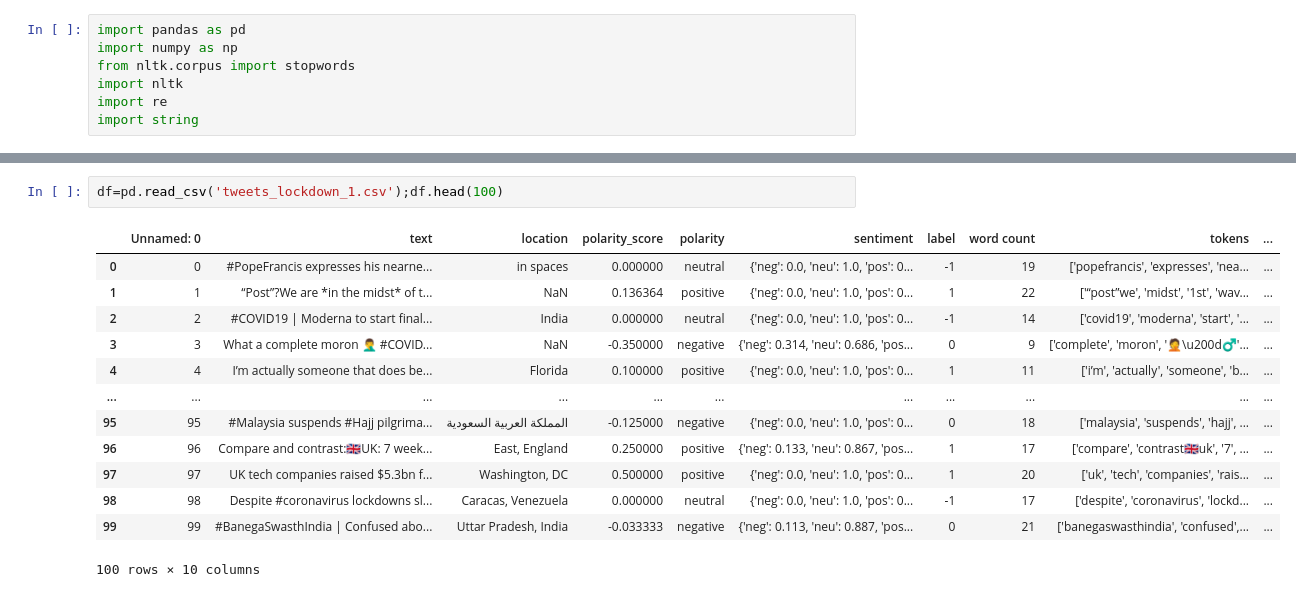
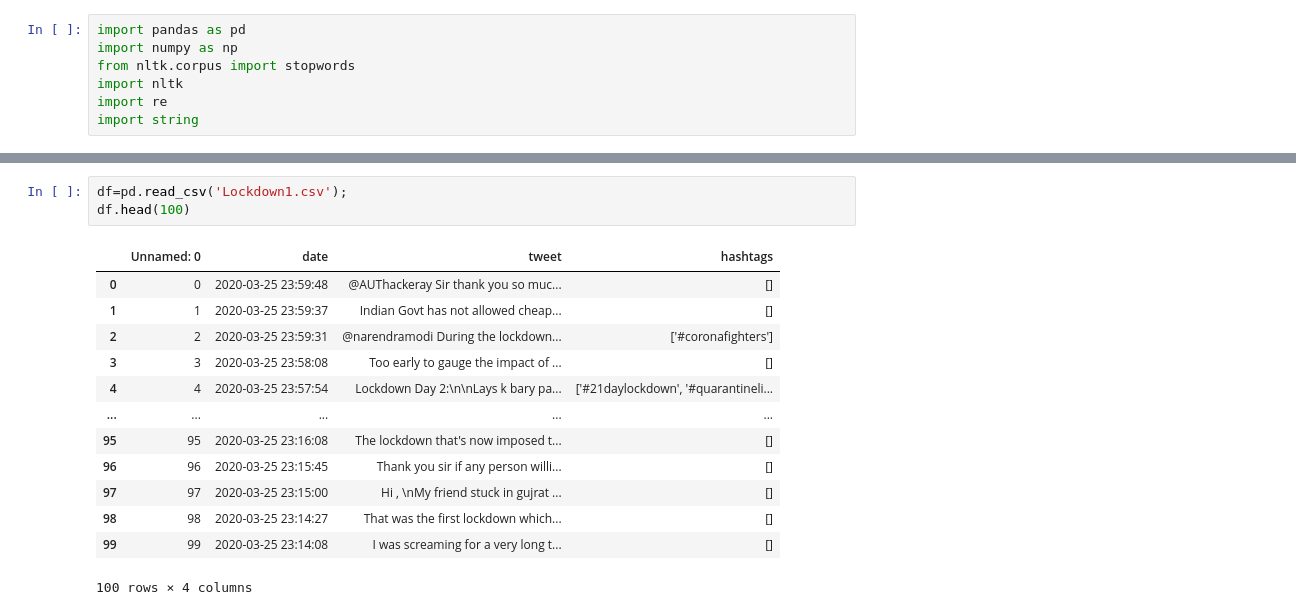
Before and after one commit to Nisargbharambe/twitter-sentiment-analysis, a Jupyter notebook: tweet.ipynb, the cells around one changed output, grey strips where cells are left out. Saved outputs shown, nothing was run; the diff lists cells and outputs as text.

```diff
--- a/tweet.ipynb
+++ b/tweet.ipynb
@@ -8,16 +20,17 @@ import string
 # %%
-df=pd.read_csv('tweets_lockdown_1.csv');df.head(100)
+df=pd.read_csv('Lockdown1.csv');
+df.head(100)
 # %% [output]
-|  | Unnamed: 0 | text | location | polarity_score | polarity | sentiment | label | word count | tokens | ... |
-| 0 | 0 | #PopeFrancis expresses his nearne... | in spaces | 0.000000 | neutral | {'neg': 0.0, 'neu': 1.0, 'pos': 0... | -1 | 19 | ['popefrancis', 'expresses', 'nea... | ... |
-| 1 | 1 | “Post”?We are *in the midst* of t... | NaN | 0.136364 | positive | {'neg': 0.0, 'neu': 1.0, 'pos': 0... | 1 | 22 | ['“post”we', 'midst', '1st', 'wav... | ... |
-| 2 | 2 | #COVID19 | Moderna to start final... | India | 0.000000 | neutral | {'neg': 0.0, 'neu': 1.0, 'pos': 0... | -1 | 14 | ['covid19', 'moderna', 'start', '... | ... |
-| 3 | 3 | What a complete moron 🤦‍♂️ #COVID... | NaN | -0.350000 | negative | {'neg': 0.314, 'neu': 0.686, 'pos... | 0 | 9 | ['complete', 'moron', '🤦\u200d♂️'... | ... |
-| 4 | 4 | I’m actually someone that does be... | Florida | 0.100000 | positive | {'neg': 0.0, 'neu': 1.0, 'pos': 0... | 1 | 11 | ['i’m', 'actually', 'someone', 'b... | ... |
-| ... | ... | ... | ... | ... | ... | ... | ... | ... | ... | ... |
-| 95 | 95 | #Malaysia suspends #Hajj pilgrima... | المملكة العربية السعودية | -0.125000 | negative | {'neg': 0.0, 'neu': 1.0, 'pos': 0... | 0 | 18 | ['malaysia', 'suspends', 'hajj', ... | ... |
-| 96 | 96 | Compare and contrast:🇬🇧UK: 7 week... | East, England | 0.250000 | positive | {'neg': 0.133, 'neu': 0.867, 'pos... | 1 | 17 | ['compare', 'contrast🇬🇧uk', '7', ... | ... |
-| 97 | 97 | UK tech companies raised $5.3bn f... | Washington, DC | 0.500000 | positive | {'neg': 0.0, 'neu': 1.0, 'pos': 0... | 1 | 20 | ['uk', 'tech', 'companies', 'rais... | ... |
-| 98 | 98 | Despite #coronavirus lockdowns sl... | Caracas, Venezuela | 0.000000 | neutral | {'neg': 0.0, 'neu': 1.0, 'pos': 0... | -1 | 17 | ['despite', 'coronavirus', 'lockd... | ... |
-| 99 | 99 | #BanegaSwasthIndia | Confused abo... | Uttar Pradesh, India | -0.033333 | negative | {'neg': 0.113, 'neu': 0.887, 'pos... | 0 | 21 | ['banegaswasthindia', 'confused',... | ... |
+|  | Unnamed: 0 | date | tweet | hashtags |
+| 0 | 0 | 2020-03-25 23:59:48 | @AUThackeray Sir thank you so muc... | [] |
+| 1 | 1 | 2020-03-25 23:59:37 | Indian Govt has not allowed cheap... | [] |
+| 2 | 2 | 2020-03-25 23:59:31 | @narendramodi During the lockdown... | ['#coronafighters'] |
+| 3 | 3 | 2020-03-25 23:58:08 | Too early to gauge the impact of ... | [] |
+| 4 | 4 | 2020-03-25 23:57:54 | Lockdown Day 2:\n\nLays k bary pa... | ['#21daylockdown', '#quarantineli... |
+| ... | ... | ... | ... | ... |
+| 95 | 95 | 2020-03-25 23:16:08 | The lockdown that's now imposed t... | [] |
+| 96 | 96 | 2020-03-25 23:15:45 | Thank you sir if any person willi... | [] |
+| 97 | 97 | 2020-03-25 23:15:00 | Hi , \nMy friend stuck in gujrat ... | [] |
+| 98 | 98 | 2020-03-25 23:14:27 | That was the first lockdown which... | [] |
+| 99 | 99 | 2020-03-25 23:14:08 | I was screaming for a very long t... | [] |
-100 rows × 10 columns
+100 rows × 4 columns
```
Also changed, not shown: parts of 26 cells of this notebook, 4 other files.
